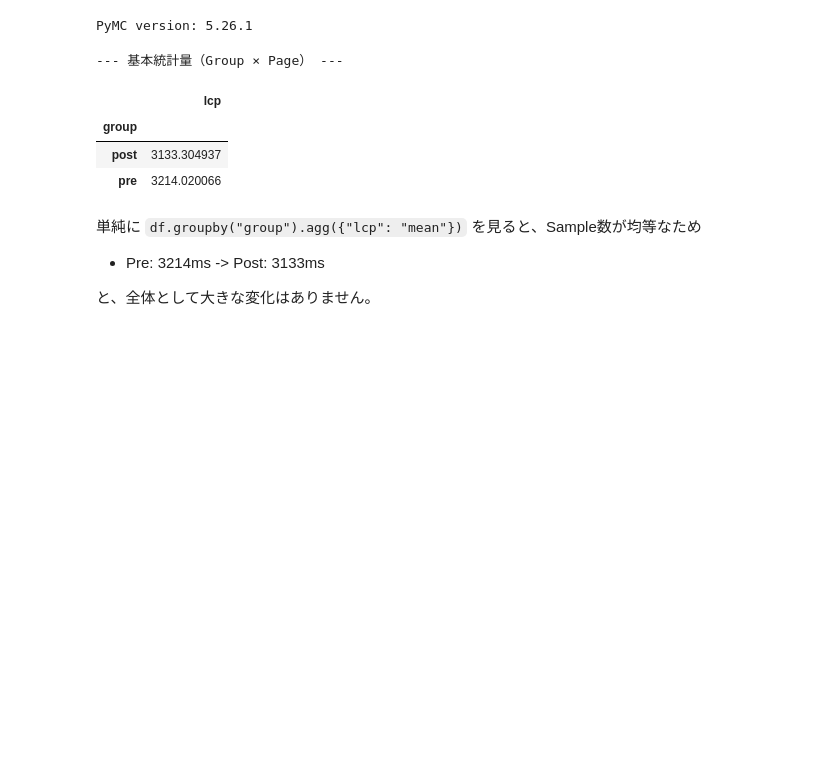
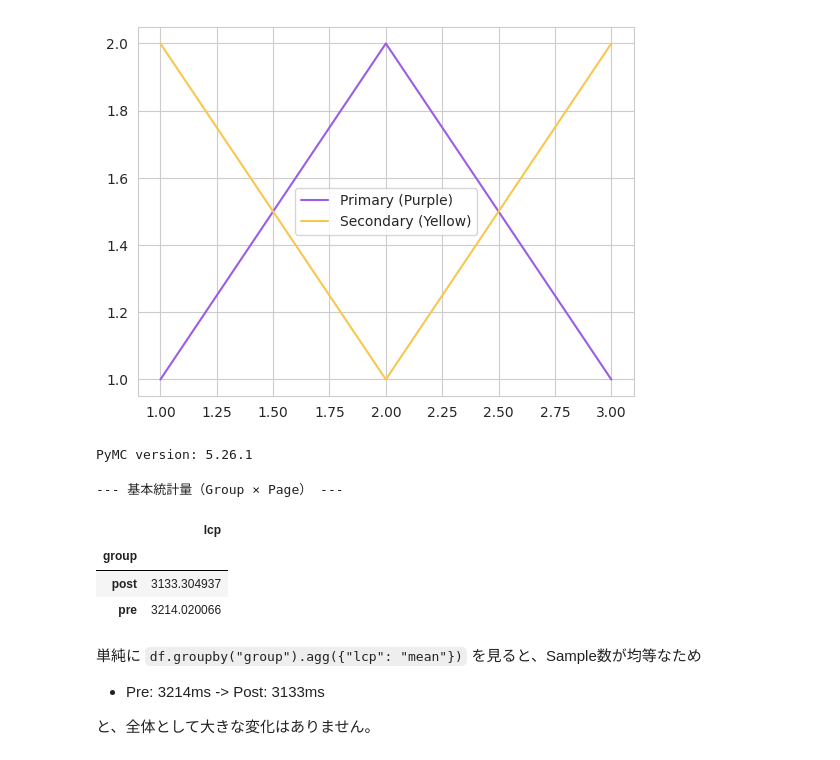
Before and after one commit to petalab-io/bayesian-iroha, a Jupyter notebook: notebooks/01_web_performance/roi_decision.ipynb, the cells around one changed output. Cells and saved outputs as stored; diff of their text form; code cells hidden in the pictures; blank space fills up the shorter version.

```diff
--- a/notebooks/01_web_performance/roi_decision.ipynb
+++ b/notebooks/01_web_performance/roi_decision.ipynb
@@ -6,6 +6,23 @@ import arviz as az
 import matplotlib.pyplot as plt
 import seaborn as sns
 import japanize_matplotlib
+# %%
+# カラー定義
+COLOR_PURPLE = "#9B5DE5"  # 事後分布・HDI
+COLOR_YELLOW = "#F9C74F"  # ROPE領域
+COLOR_GREEN  = "#06D6A0"  # 改善判定
+COLOR_RED    = "#EF476F"  # 悪化判定
+COLOR_GRAY   = "#8D99AE"  # 等価判定
+
+# 1. Matplotlibのデフォルトカラーサイクルを変更
+from cycler import cycler
+plt.rcParams['axes.prop_cycle'] = cycler(color=[COLOR_PURPLE, COLOR_YELLOW, COLOR_GREEN, COLOR_RED, COLOR_GRAY])
+
+# 2. Seabornのスタイル設定
+sns.set_style("whitegrid")
+sns.set_palette([COLOR_PURPLE, COLOR_YELLOW, COLOR_GREEN, COLOR_RED, COLOR_GRAY])
+# %% [output]
+[figure, added]
 # %%
 print(f"PyMC version: {pm.__version__}")
 
```
Also changed, not shown: parts of 1 cell of this notebook.
